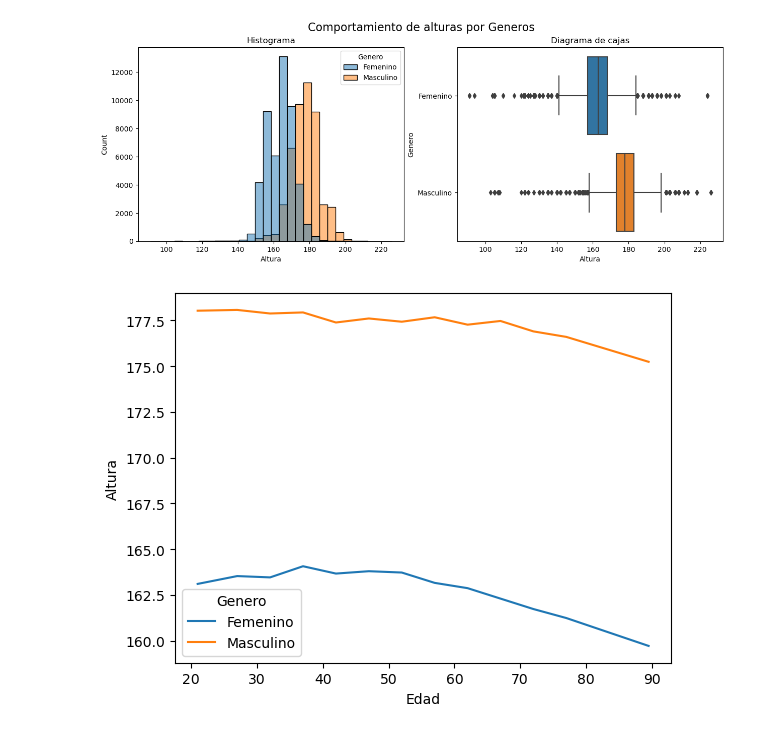
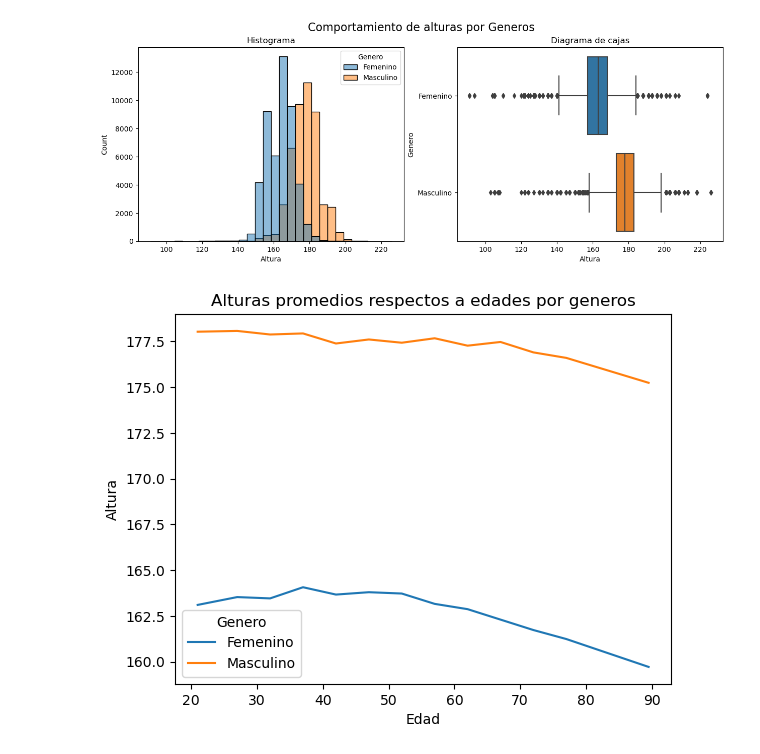
Before and after one commit to Lguanilo/Protectos-Data-Science, a Jupyter notebook: Encuesta de riesgo conductual/Behavioral_Risk_Survey.ipynb, the cells around one changed output. Saved outputs shown, nothing was run; the diff lists cells and outputs as text; code cells hidden in the pictures.

```diff
--- a/Encuesta de riesgo conductual/Behavioral_Risk_Survey.ipynb
+++ b/Encuesta de riesgo conductual/Behavioral_Risk_Survey.ipynb
@@ -102,6 +113,7 @@ altura_edades = data_encuesta.groupby(['Genero','Edad'])['Altura'].mean()
 altura_edades = altura_edades.reset_index()
 # %%
 sns.lineplot(data=altura_edades,x='Edad',y='Altura',hue='Genero')
+plt.title('Alturas promedios respectos a edades por generos')
 plt.show()
 # %% [output]
-[figure, old version]
+[figure, new version]
```
Also changed, not shown: parts of 21 cells of this notebook.
